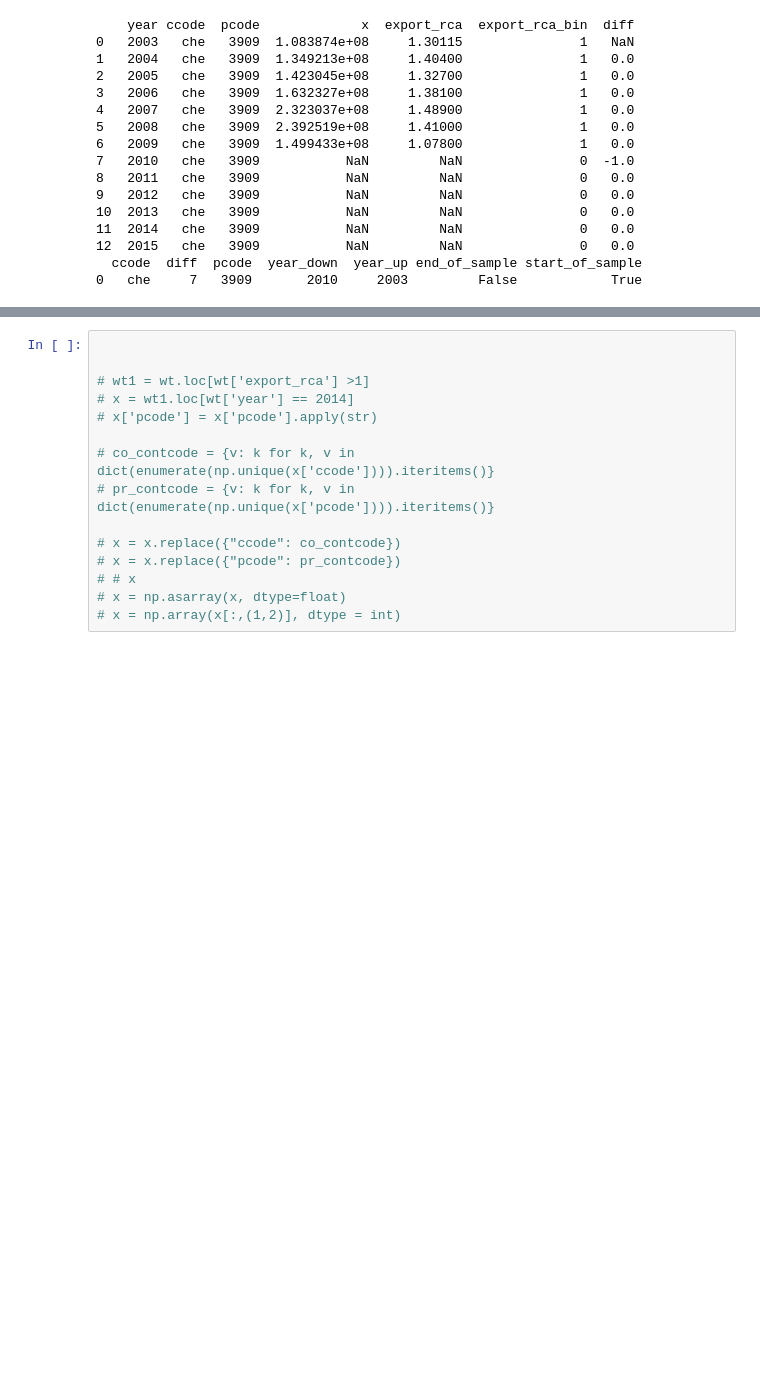
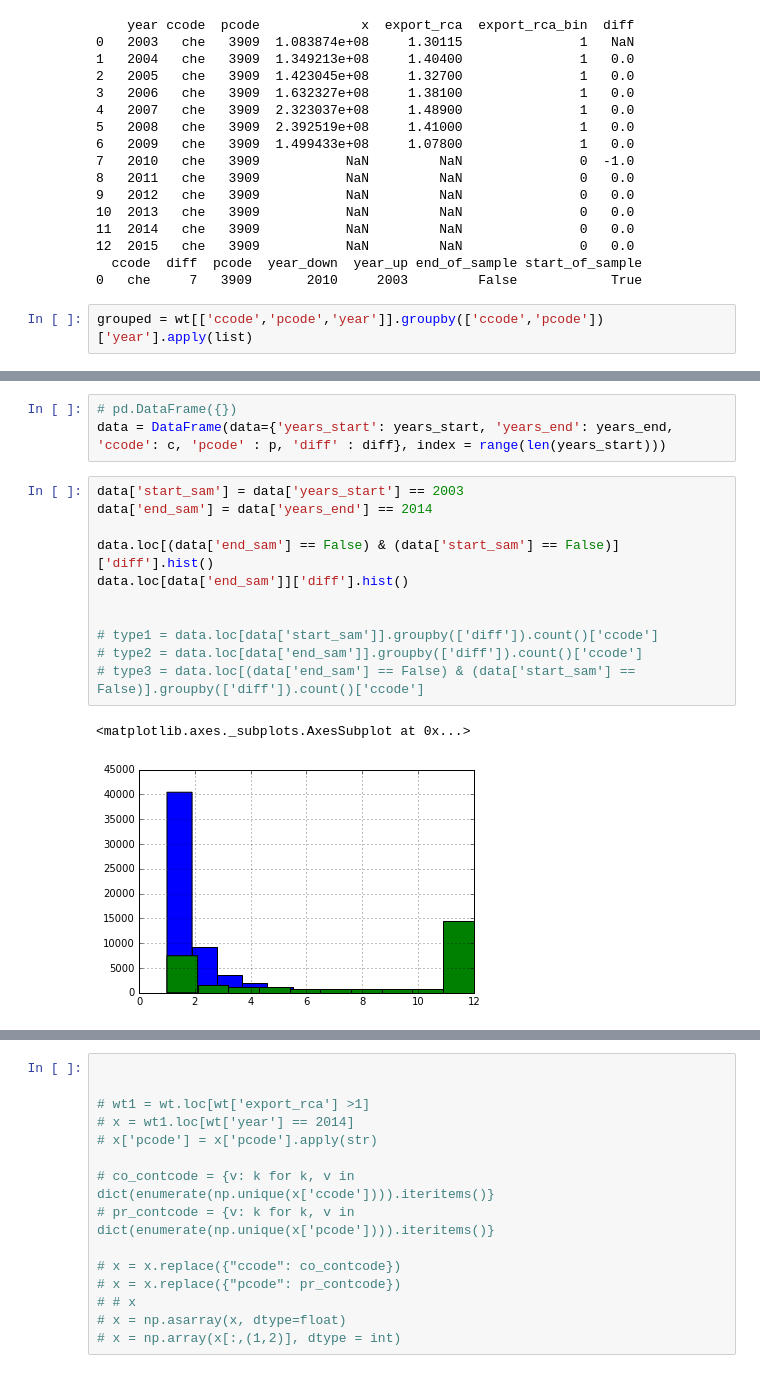
Before and after one commit to matuteiglesias/Complexity_explorations, a Jupyter notebook: Complexity.ipynb, the cells around one changed output, grey strips where cells are left out. Cells and saved outputs as stored; diff of their text form; blank space fills up the shorter version.

```diff
--- a/Complexity.ipynb
+++ b/Complexity.ipynb
@@ -119,3 +112,5 @@ print summarize(complete(('che',3909)))
 12  2015   che   3909           NaN         NaN               0   0.0
   ccode  diff  pcode  year_down  year_up end_of_sample start_of_sample
 0   che     7   3909       2010     2003         False            True
+# %%
+grouped = wt[['ccode','pcode','year']].groupby(['ccode','pcode'])['year'].apply(list)
@@ -122,2 +157,19 @@ print summarize(complete(('che',3909)))
+# %%
+# pd.DataFrame({})
+data = DataFrame(data={'years_start': years_start, 'years_end': years_end, 'ccode': c, 'pcode' : p, 'diff' : diff}, index = range(len(years_start)))
+# %%
+data['start_sam'] = data['years_start'] == 2003
+data['end_sam'] = data['years_end'] == 2014
+
+data.loc[(data['end_sam'] == False) & (data['start_sam'] == False)]['diff'].hist()
+data.loc[data['end_sam']]['diff'].hist()
+
+
+# type1 = data.loc[data['start_sam']].groupby(['diff']).count()['ccode']
+# type2 = data.loc[data['end_sam']].groupby(['diff']).count()['ccode']
+# type3 = data.loc[(data['end_sam'] == False) & (data['start_sam'] == False)].groupby(['diff']).count()['ccode']
+# %% [output]
+<matplotlib.axes._subplots.AxesSubplot at 0x...>
+[figure, added]
 # %%
 #To make calculations faster, do them with small data
```
Also changed, not shown: parts of 15 cells of this notebook, 3 other files.
